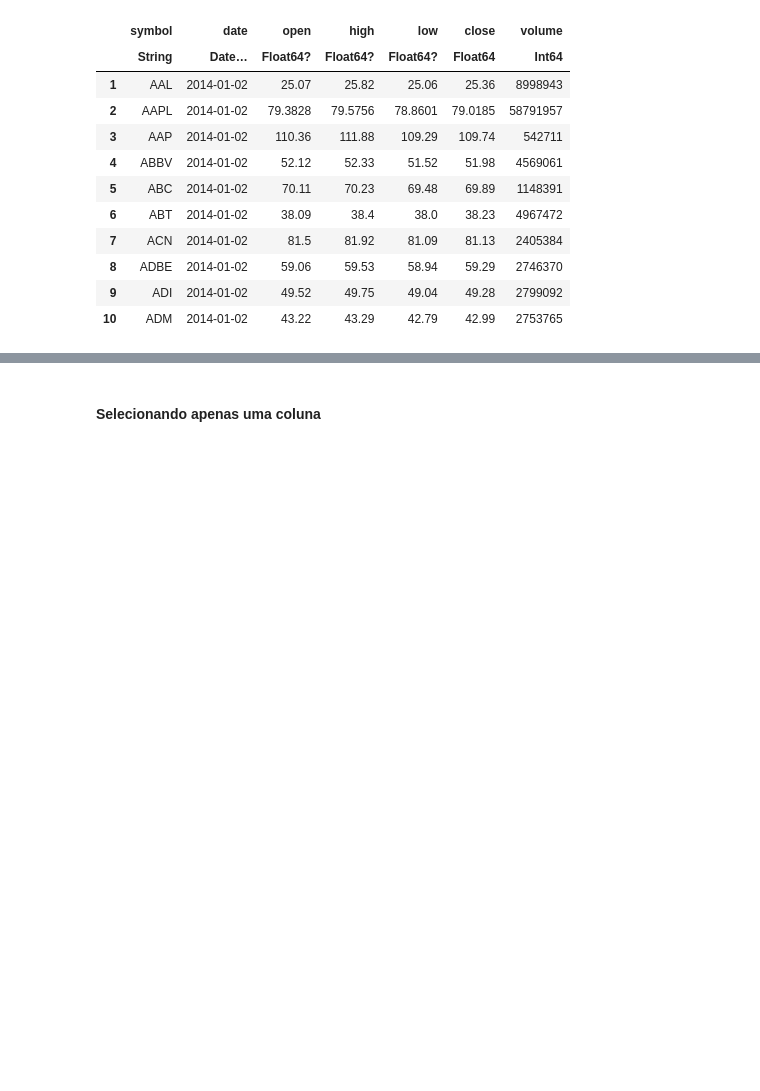
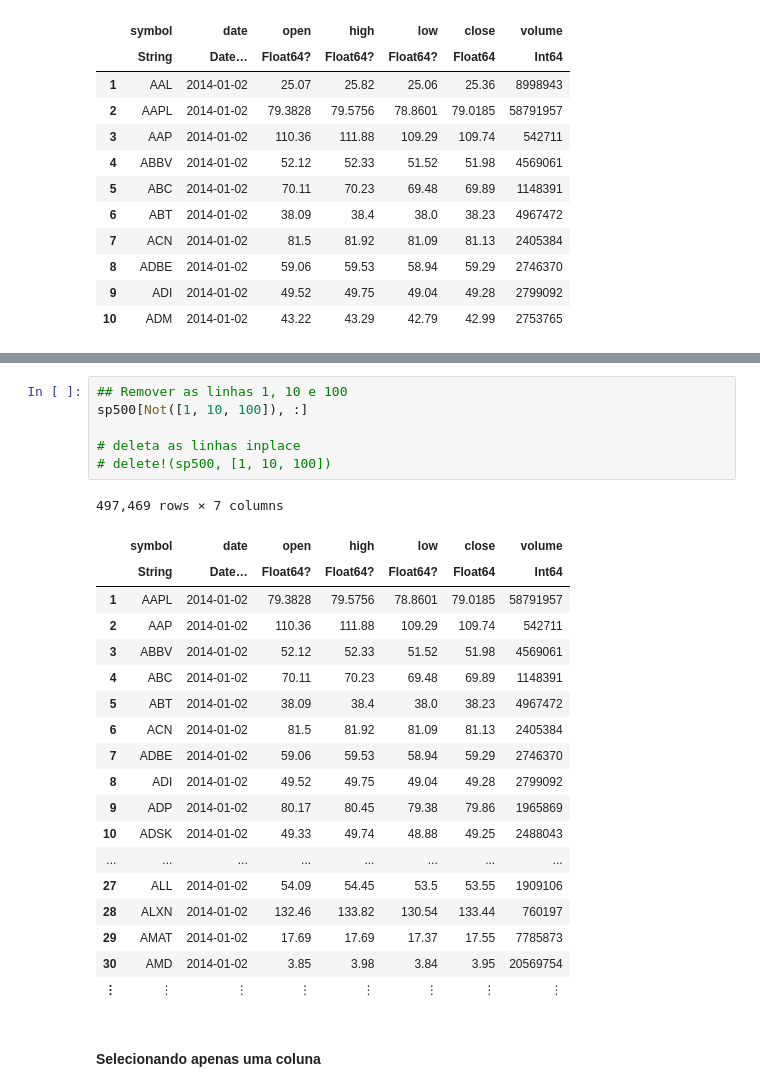
Before and after one commit to filipeclduarte/tutorial_julia_python_r, a Jupyter notebook: julia.ipynb, the cells around one changed output, grey strips where cells are left out. Drawn from its saved outputs; the diff is of its cells as text; blank space fills up the shorter version.

```diff
--- a/julia.ipynb
+++ b/julia.ipynb
@@ -63,3 +75,29 @@ first(sp500, 10)
+# %%
+## Remover as linhas 1, 10 e 100
+sp500[Not([1, 10, 100]), :]
+
+# deleta as linhas inplace
+# delete!(sp500, [1, 10, 100])
+# %% [output]
+497,469 rows × 7 columns
+|  | symbol | date | open | high | low | close | volume |
+|  | String | Date… | Float64? | Float64? | Float64? | Float64 | Int64 |
+| 1 | AAPL | 2014-01-02 | 79.3828 | 79.5756 | 78.8601 | 79.0185 | 58791957 |
+| 2 | AAP | 2014-01-02 | 110.36 | 111.88 | 109.29 | 109.74 | 542711 |
+| 3 | ABBV | 2014-01-02 | 52.12 | 52.33 | 51.52 | 51.98 | 4569061 |
+| 4 | ABC | 2014-01-02 | 70.11 | 70.23 | 69.48 | 69.89 | 1148391 |
+| 5 | ABT | 2014-01-02 | 38.09 | 38.4 | 38.0 | 38.23 | 4967472 |
+| 6 | ACN | 2014-01-02 | 81.5 | 81.92 | 81.09 | 81.13 | 2405384 |
+| 7 | ADBE | 2014-01-02 | 59.06 | 59.53 | 58.94 | 59.29 | 2746370 |
+| 8 | ADI | 2014-01-02 | 49.52 | 49.75 | 49.04 | 49.28 | 2799092 |
+| 9 | ADP | 2014-01-02 | 80.17 | 80.45 | 79.38 | 79.86 | 1965869 |
+| 10 | ADSK | 2014-01-02 | 49.33 | 49.74 | 48.88 | 49.25 | 2488043 |
+| ... | ... | ... | ... | ... | ... | ... | ... |
+| 27 | ALL | 2014-01-02 | 54.09 | 54.45 | 53.5 | 53.55 | 1909106 |
+| 28 | ALXN | 2014-01-02 | 132.46 | 133.82 | 130.54 | 133.44 | 760197 |
+| 29 | AMAT | 2014-01-02 | 17.69 | 17.69 | 17.37 | 17.55 | 7785873 |
+| 30 | AMD | 2014-01-02 | 3.85 | 3.98 | 3.84 | 3.95 | 20569754 |
+| ⋮ | ⋮ | ⋮ | ⋮ | ⋮ | ⋮ | ⋮ | ⋮ |
 # %% [markdown]
 #### Selecionando apenas uma coluna
 # %%
```
Also changed, not shown: parts of 14 cells of this notebook.
